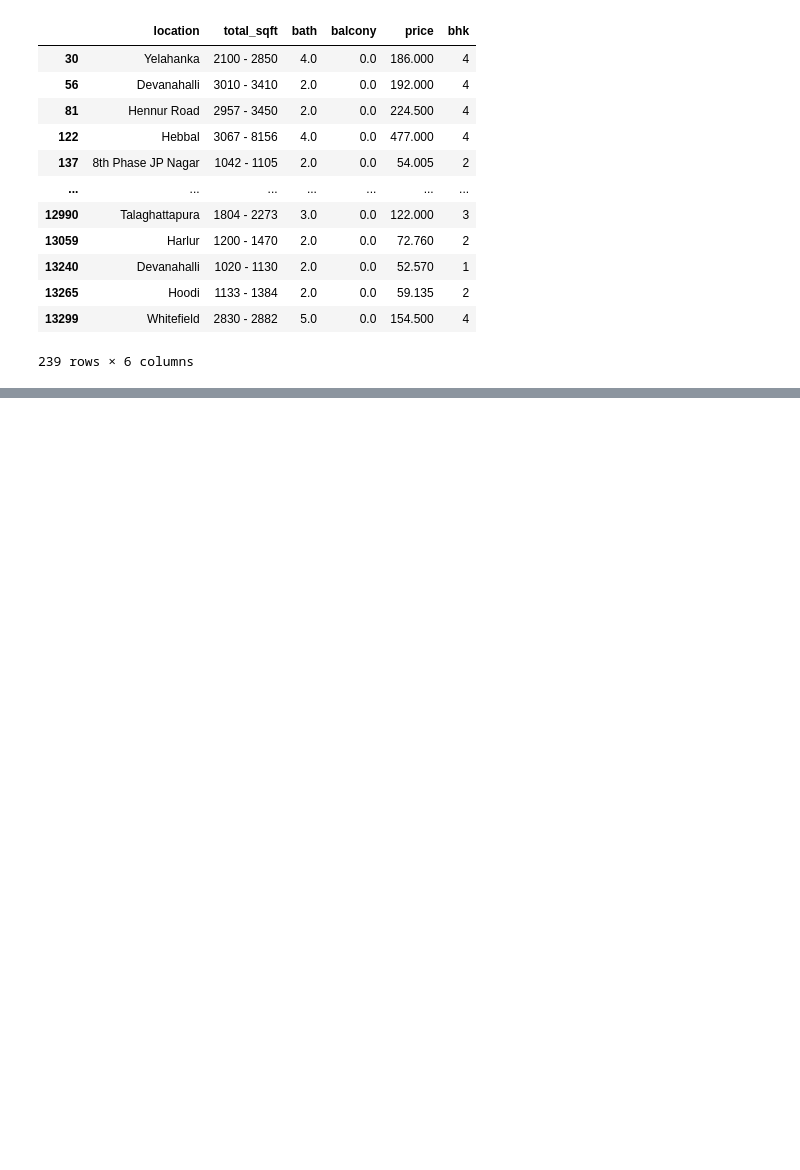
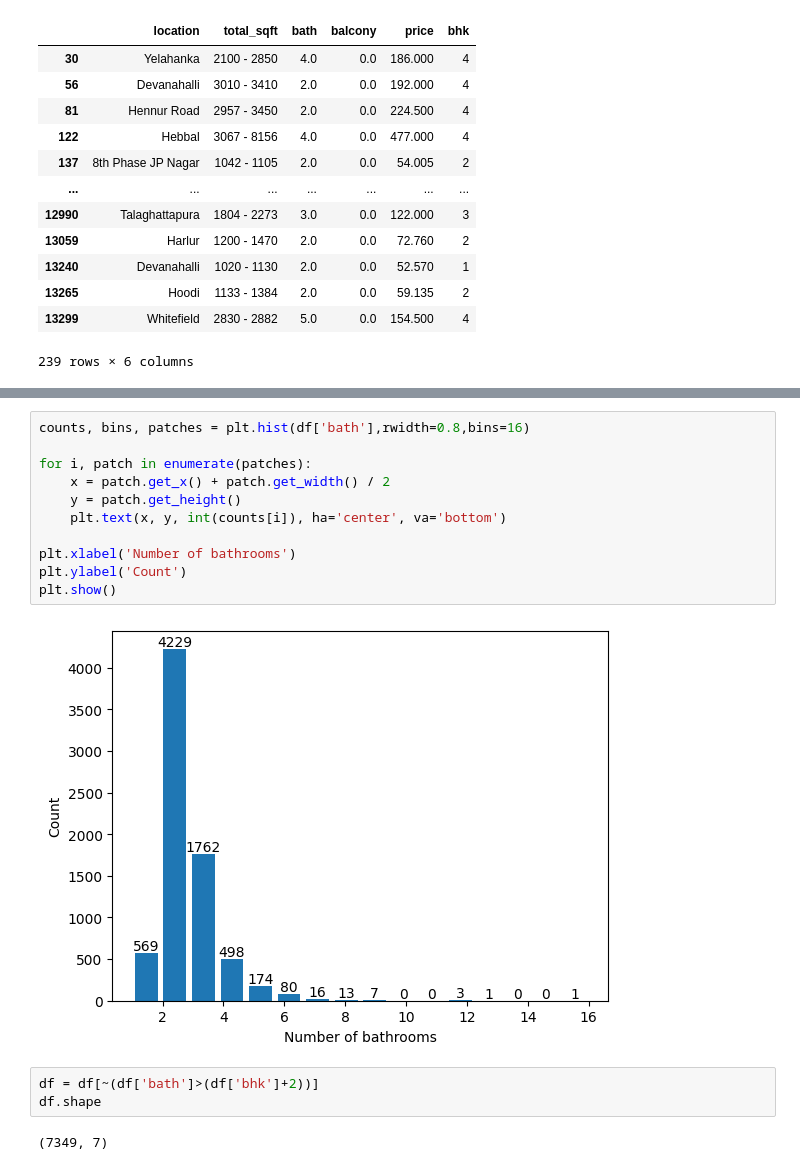
Before and after one commit to vikaschauhan734/house_price_prediction, a Jupyter notebook: notebook.ipynb, the cells around one changed output, grey strips where cells are left out. Saved outputs shown, nothing was run; the diff lists cells and outputs as text; blank space fills up the shorter version.

```diff
--- a/notebook.ipynb
+++ b/notebook.ipynb
@@ -176,0 +410,18 @@ TypeError: object of type 'bool' has no len()
+# %%
+counts, bins, patches = plt.hist(df['bath'],rwidth=0.8,bins=16)
+
+for i, patch in enumerate(patches):
+    x = patch.get_x() + patch.get_width() / 2
+    y = patch.get_height()
+    plt.text(x, y, int(counts[i]), ha='center', va='bottom')
+
+plt.xlabel('Number of bathrooms')
+plt.ylabel('Count')
+plt.show()
+# %% [output]
+[figure, added]
+# %%
+df = df[~(df['bath']>(df['bhk']+2))]
+df.shape
+# %% [output]
+(7349, 7)
```
Also changed, not shown: parts of 32 cells of this notebook.
